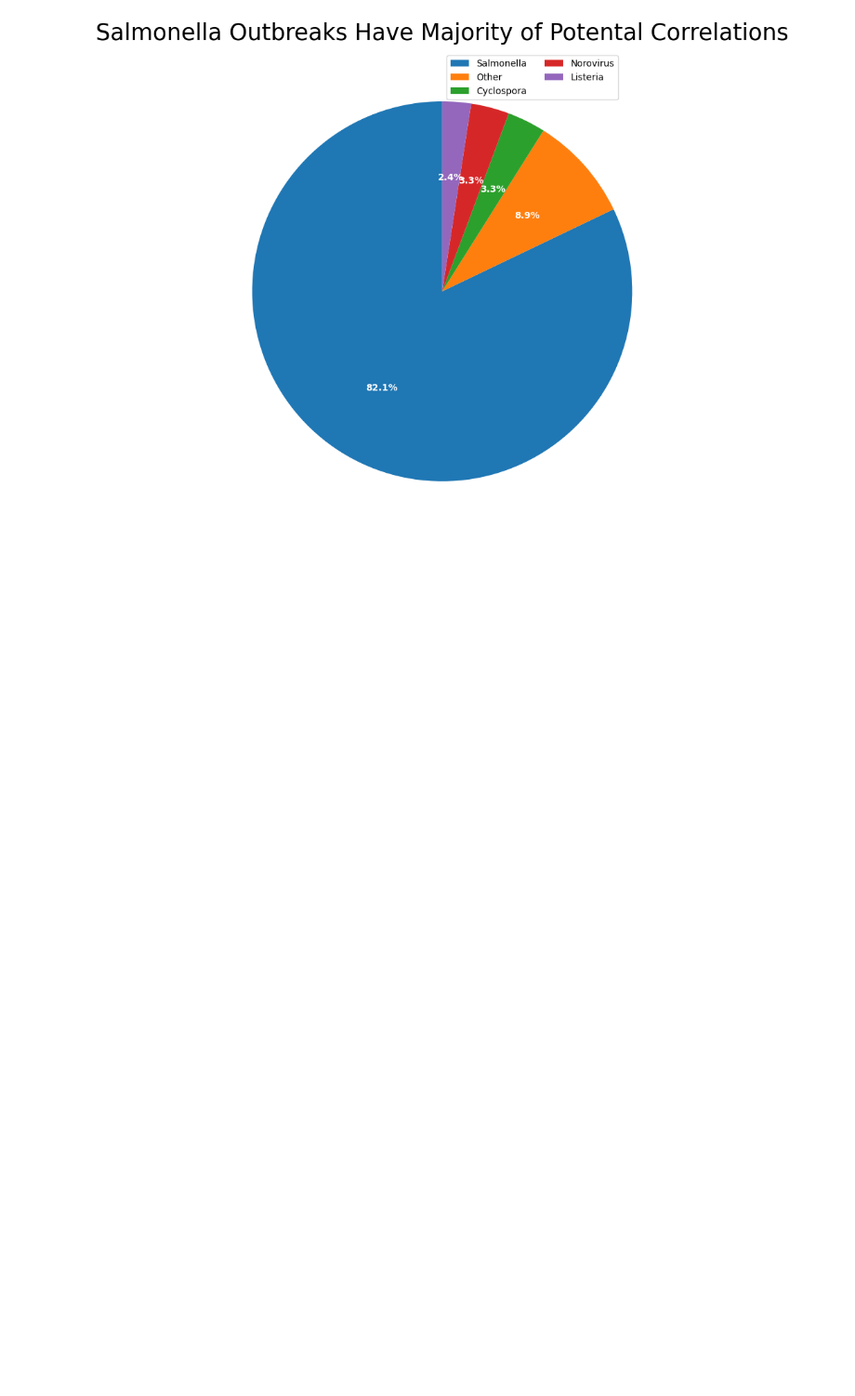
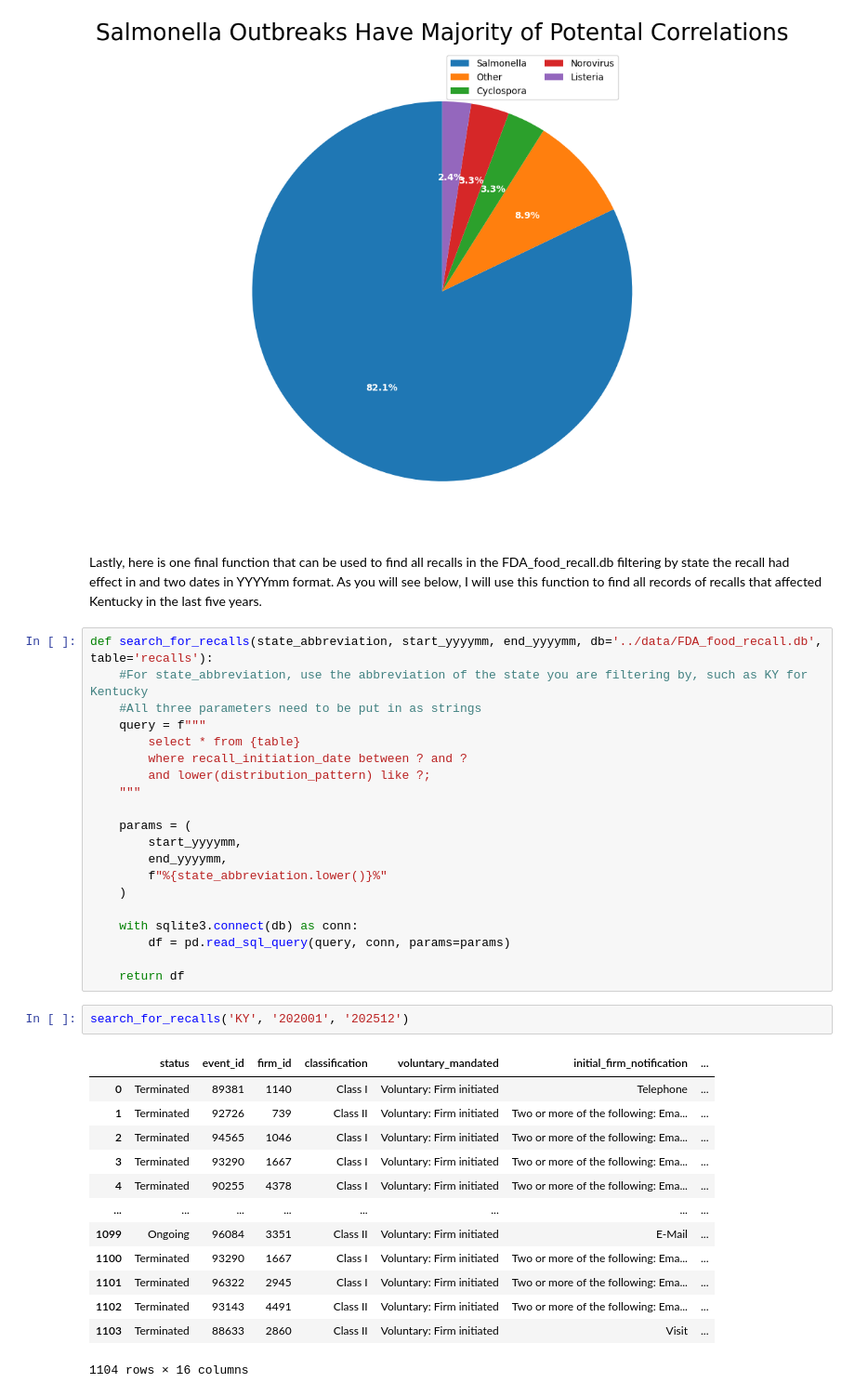
Before and after one commit to NoxRainTempest/Outbreaks_and_Recalls, a Jupyter notebook: notebooks/outbreak_recall.ipynb, the cells around one changed output. Shown at 93% size. Drawn from its saved outputs; the diff is of its cells as text; blank space fills up the shorter version.

Commit message:
final edits to notebook and creation of additional function

```diff
--- a/notebooks/outbreak_recall.ipynb
+++ b/notebooks/outbreak_recall.ipynb
@@ -882,3 +882,41 @@ plt.tight_layout()
 plt.show()
 # %% [output]
 [figure]
+# %% [markdown]
+Lastly, here is one final function that can be used to find all recalls in the FDA_food_recall.db filtering by state the recall had effect in and two dates in YYYYmm format. As you will see below, I will use this function to find all records of recalls that affected Kentucky in the last five years.
+# %%
+def search_for_recalls(state_abbreviation, start_yyyymm, end_yyyymm, db='../data/FDA_food_recall.db', table='recalls'):
+    #For state_abbreviation, use the abbreviation of the state you are filtering by, such as KY for Kentucky
+    #All three parameters need to be put in as strings
+    query = f"""
+        select * from {table}
+        where recall_initiation_date between ? and ?
+        and lower(distribution_pattern) like ?;
+    """
+
+    params = (
+        start_yyyymm,
+        end_yyyymm,
+        f"%{state_abbreviation.lower()}%"
+    )
+
+    with sqlite3.connect(db) as conn:
+        df = pd.read_sql_query(query, conn, params=params)
+
+    return df
+# %%
+search_for_recalls('KY', '202001', '202512')
+# %% [output]
+|  | status | event_id | firm_id | classification | voluntary_mandated | initial_firm_notification | ... |
+| 0 | Terminated | 89381 | 1140 | Class I | Voluntary: Firm initiated | Telephone | ... |
+| 1 | Terminated | 92726 | 739 | Class II | Voluntary: Firm initiated | Two or more of the following: Ema... | ... |
+| 2 | Terminated | 94565 | 1046 | Class I | Voluntary: Firm initiated | Two or more of the following: Ema... | ... |
+| 3 | Terminated | 93290 | 1667 | Class I | Voluntary: Firm initiated | Two or more of the following: Ema... | ... |
+| 4 | Terminated | 90255 | 4378 | Class I | Voluntary: Firm initiated | Two or more of the following: Ema... | ... |
+| ... | ... | ... | ... | ... | ... | ... | ... |
+| 1099 | Ongoing | 96084 | 3351 | Class II | Voluntary: Firm initiated | E-Mail | ... |
+| 1100 | Terminated | 93290 | 1667 | Class I | Voluntary: Firm initiated | Two or more of the following: Ema... | ... |
+| 1101 | Terminated | 96322 | 2945 | Class I | Voluntary: Firm initiated | Two or more of the following: Ema... | ... |
+| 1102 | Terminated | 93143 | 4491 | Class II | Voluntary: Firm initiated | Two or more of the following: Ema... | ... |
+| 1103 | Terminated | 88633 | 2860 | Class II | Voluntary: Firm initiated | Visit | ... |
+1104 rows × 16 columns
```
Also changed, not shown: 2 other files.
